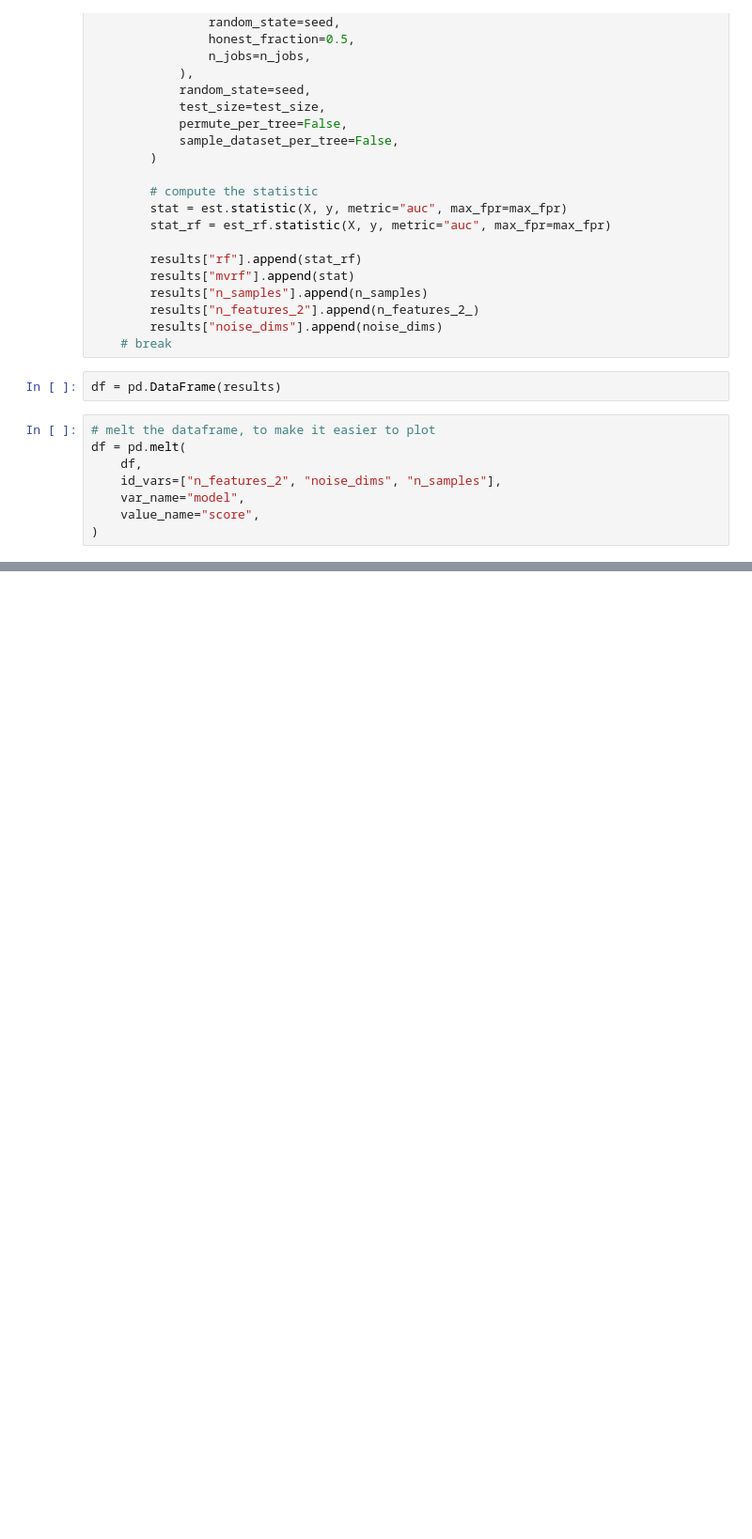
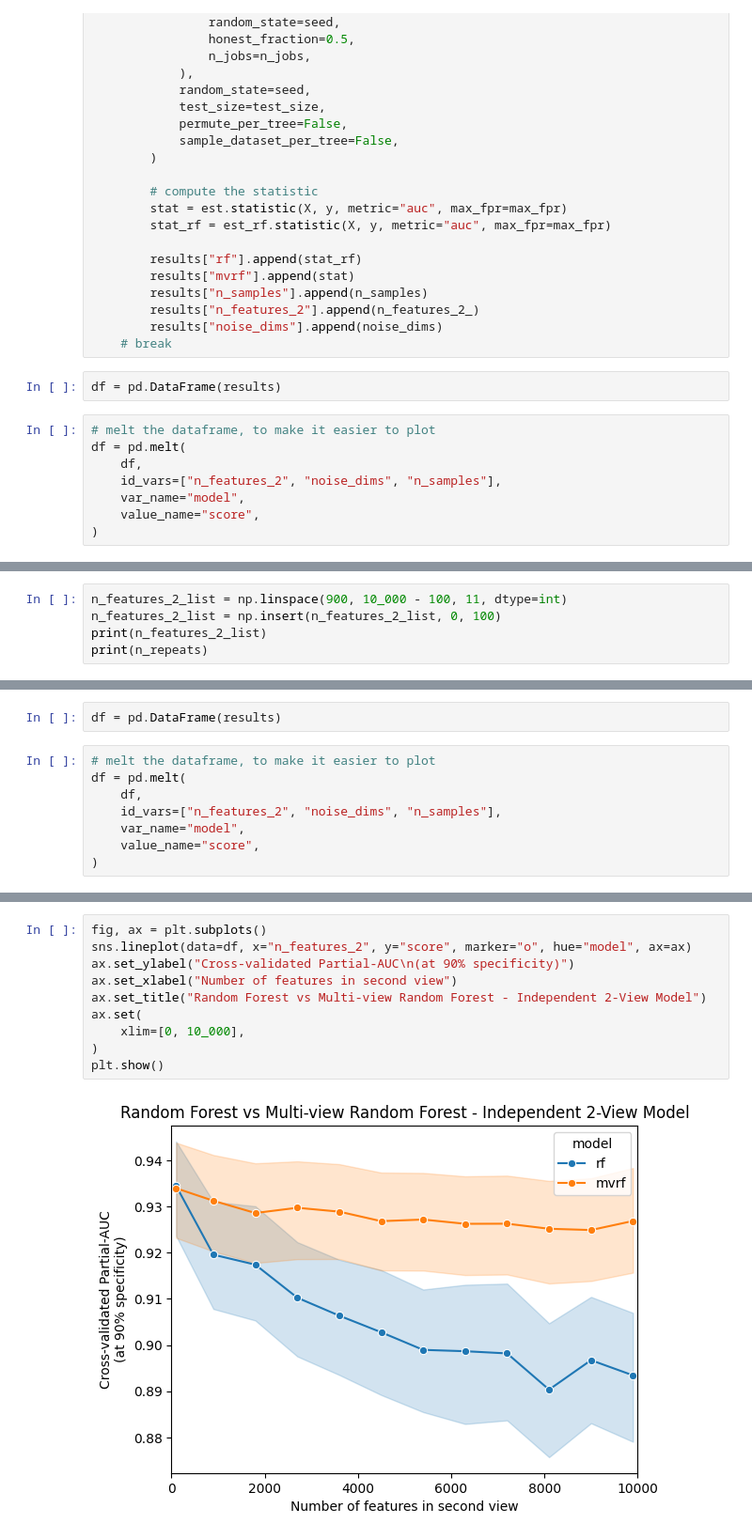
Before and after one commit to neurodata/treeple, a Jupyter notebook: benchmarks_nonasv/bench_multiview_hyppo.ipynb, the cells around one changed output, grey strips where cells are left out. Shown at 94% size. Cells and saved outputs as stored; diff of their text form; blank space fills up the shorter version.

```diff
--- a/benchmarks_nonasv/bench_multiview_hyppo.ipynb
+++ b/benchmarks_nonasv/bench_multiview_hyppo.ipynb
@@ -764,0 +749,5 @@ print(X0.shape, X1.shape)
+# %%
+n_features_2_list = np.linspace(900, 10_000 - 100, 11, dtype=int)
+n_features_2_list = np.insert(n_features_2_list, 0, 100)
+print(n_features_2_list)
+print(n_repeats)
@@ -811,0 +826,10 @@ def make_multiviews(
+# %%
+df = pd.DataFrame(results)
+# %%
+# melt the dataframe, to make it easier to plot
+df = pd.melt(
+    df,
+    id_vars=["n_features_2", "noise_dims", "n_samples"],
+    var_name="model",
+    value_name="score",
+)
@@ -811,0 +845,12 @@ def make_multiviews(
+# %%
+fig, ax = plt.subplots()
+sns.lineplot(data=df, x="n_features_2", y="score", marker="o", hue="model", ax=ax)
+ax.set_ylabel("Cross-validated Partial-AUC\n(at 90% specificity)")
+ax.set_xlabel("Number of features in second view")
+ax.set_title("Random Forest vs Multi-view Random Forest - Independent 2-View Model")
+ax.set(
+    xlim=[0, 10_000],
+)
+plt.show()
+# %% [output]
+[figure, added]
```
Also changed, not shown: parts of 24 cells of this notebook, 14 other files.
